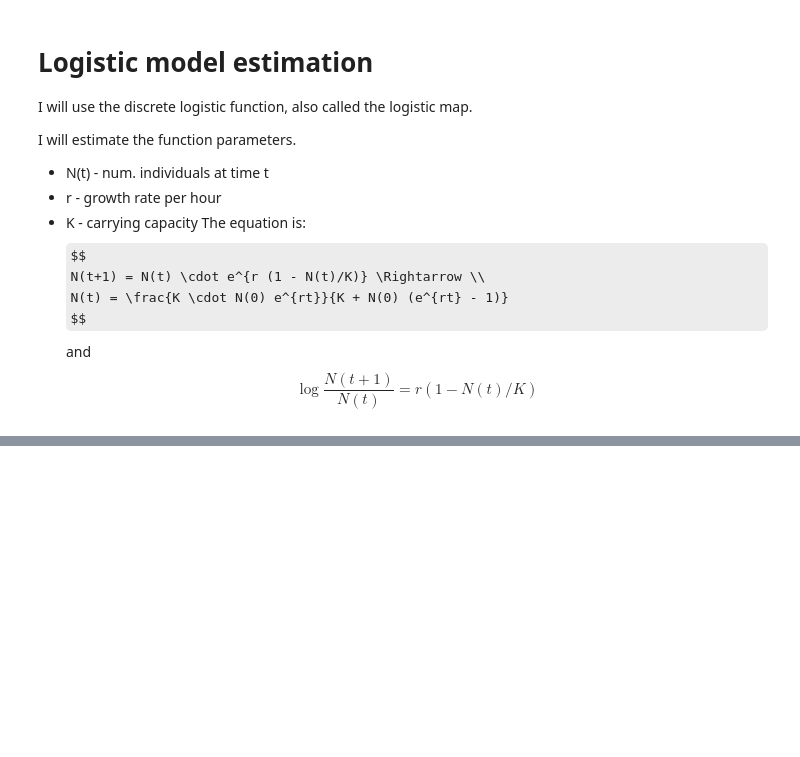
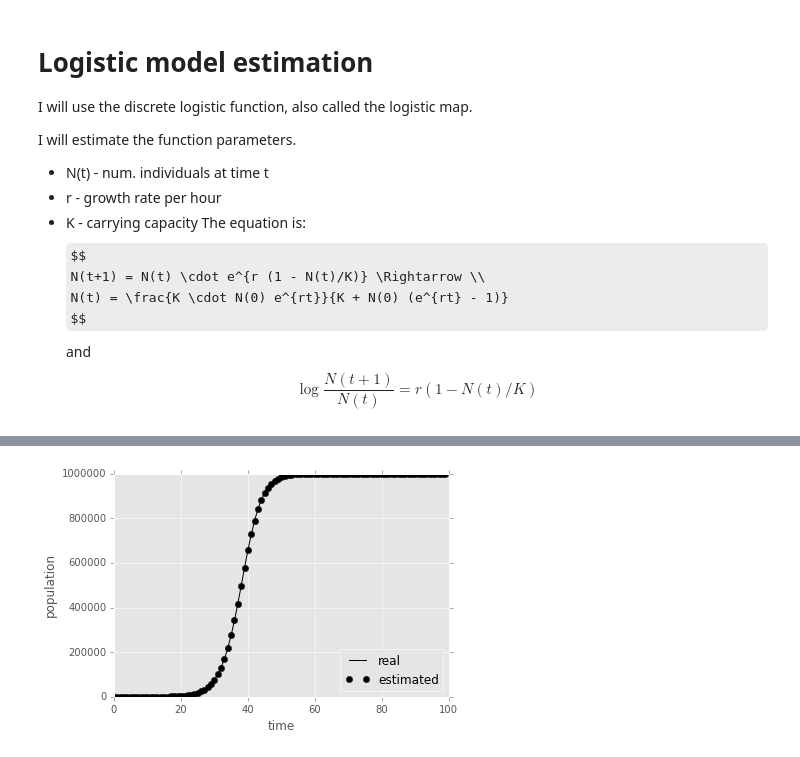
Before and after one commit to yoavram/ipython-notebooks, a Jupyter notebook: infer logistic model.ipynb, the cells around one changed output, grey strips where cells are left out. Cells and saved outputs as stored; diff of their text form; code cells hidden in the pictures; some formulas as TeX source; blank space fills up the shorter version.

```diff
--- a/infer logistic model.ipynb
+++ b/infer logistic model.ipynb
@@ -67,0 +69,8 @@ estimated: r = 1.128, K=1e+06
+# %%
+plot(x, y, 'k-', label='real');
+plot(x,  logistic(y[0], r_sol,K_sol,len(x)), 'ko', label='estimated')
+xlabel('time')
+ylabel('population')
+legend(loc='lower right');
+# %% [output]
+[figure, added]
```
Also changed, not shown: parts of 1 cell of this notebook.
